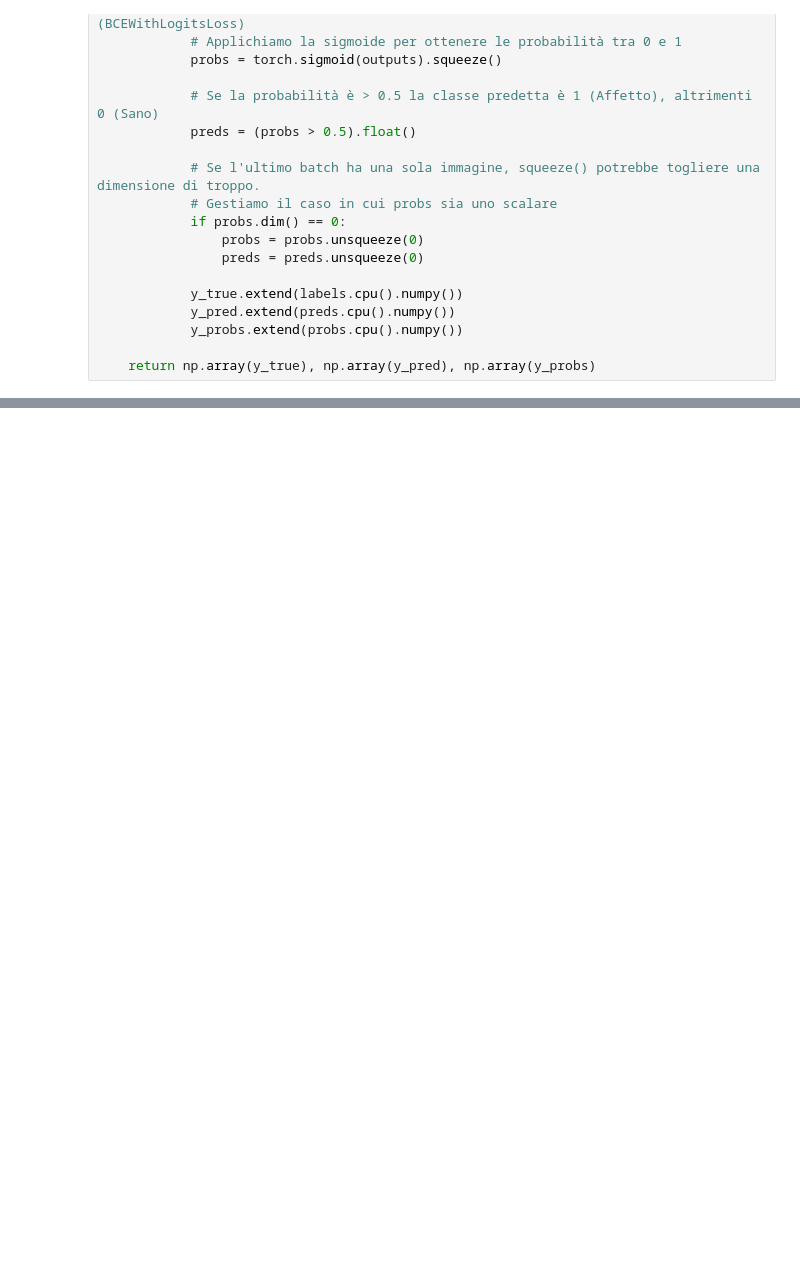
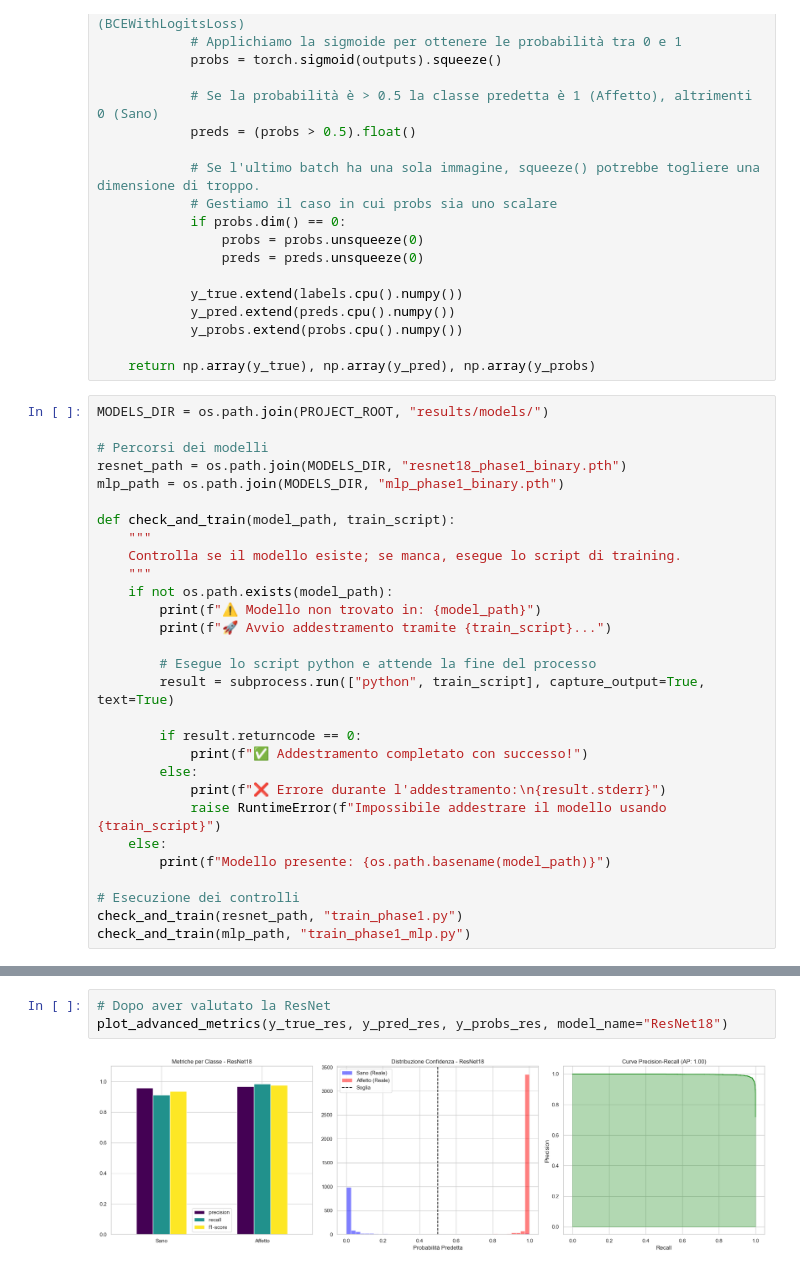
Before and after one commit to Massyiwnl/neurovisiondl-unict-dlcmm-Maccarrone-Brancaforte-Cassia, a Jupyter notebook: notebooks/02_benchmark.ipynb, the cells around one changed output, grey strips where cells are left out. Saved outputs shown, nothing was run; the diff lists cells and outputs as text; blank space fills up the shorter version.

```diff
--- a/notebooks/02_benchmark.ipynb
+++ b/notebooks/02_benchmark.ipynb
@@ -119,3 +109,32 @@ def evaluate_model(model, dataloader, device):
             y_probs.extend(probs.cpu().numpy())
 
     return np.array(y_true), np.array(y_pred), np.array(y_probs)
+# %%
+MODELS_DIR = os.path.join(PROJECT_ROOT, "results/models/")
+
+# Percorsi dei modelli
+resnet_path = os.path.join(MODELS_DIR, "resnet18_phase1_binary.pth")
+mlp_path = os.path.join(MODELS_DIR, "mlp_phase1_binary.pth")
+
+def check_and_train(model_path, train_script):
+    """
+    Controlla se il modello esiste; se manca, esegue lo script di training.
+    """
+    if not os.path.exists(model_path):
+        print(f"⚠️ Modello non trovato in: {model_path}")
+        print(f"🚀 Avvio addestramento tramite {train_script}...")
+
+        # Esegue lo script python e attende la fine del processo
+        result = subprocess.run(["python", train_script], capture_output=True, text=True)
+
+        if result.returncode == 0:
+            print(f"✅ Addestramento completato con successo!")
+        else:
+            print(f"❌ Errore durante l'addestramento:\n{result.stderr}")
+            raise RuntimeError(f"Impossibile addestrare il modello usando {train_script}")
+    else:
+        print(f"Modello presente: {os.path.basename(model_path)}")
+
+# Esecuzione dei controlli
+check_and_train(resnet_path, "train_phase1.py")
+check_and_train(mlp_path, "train_phase1_mlp.py")
@@ -122 +235,6 @@ def evaluate_model(model, dataloader, device):
+# %%
+# Dopo aver valutato la ResNet
+plot_advanced_metrics(y_true_res, y_pred_res, y_probs_res, model_name="ResNet18")
+# %% [output]
+[figure, added]
 # %%
```
Also changed, not shown: parts of 10 cells of this notebook, 6 other files.
